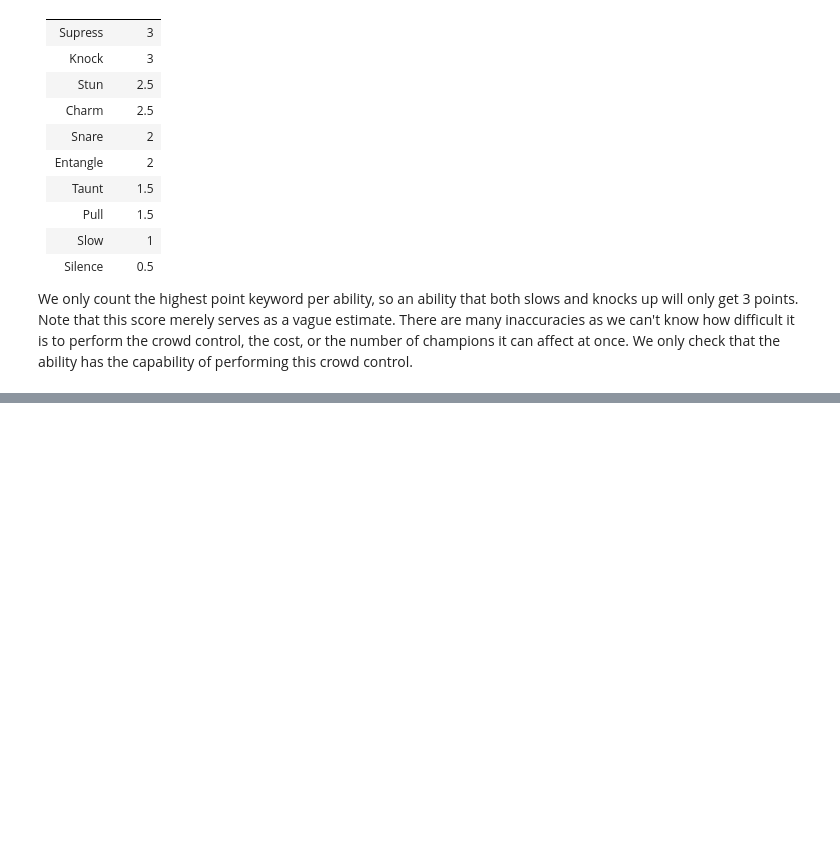
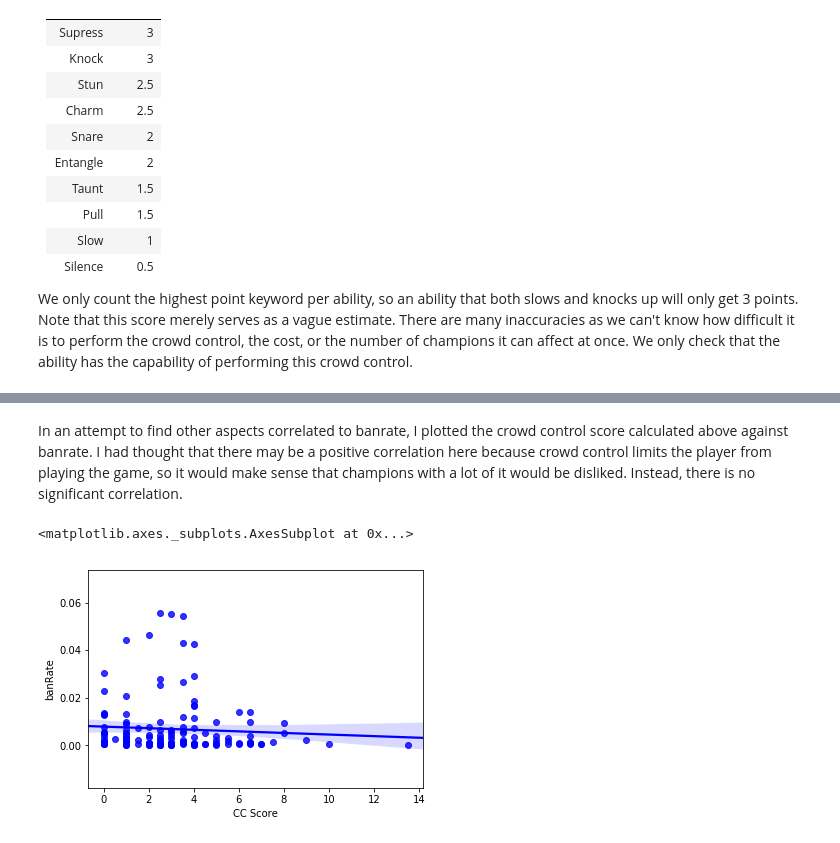
Before and after one commit to mgoulding97/loldata, a Jupyter notebook: FinalTutorial.ipynb, the cells around one changed output, grey strips where cells are left out. Drawn from its saved outputs; the diff is of its cells as text; code cells hidden in the pictures; blank space fills up the shorter version.

```diff
--- a/FinalTutorial.ipynb
+++ b/FinalTutorial.ipynb
@@ -197,0 +189,7 @@ MMstats
+# %% [markdown]
+In an attempt to find other aspects correlated to banrate, I plotted the crowd control score calculated above against banrate. I had thought that there may be a positive correlation here because crowd control limits the player from playing the game, so it would make sense that champions with a lot of it would be disliked. Instead, there is no significant correlation.
+# %%
+sns.regplot(x='CC Score', y='banRate', data=ChampionsData, color ='blue')
+# %% [output]
+<matplotlib.axes._subplots.AxesSubplot at 0x...>
+[figure, added]
```
Also changed, not shown: parts of 33 cells of this notebook.
